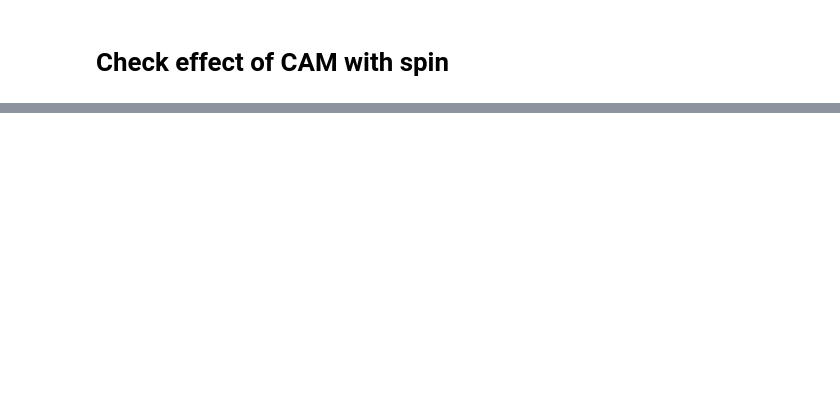
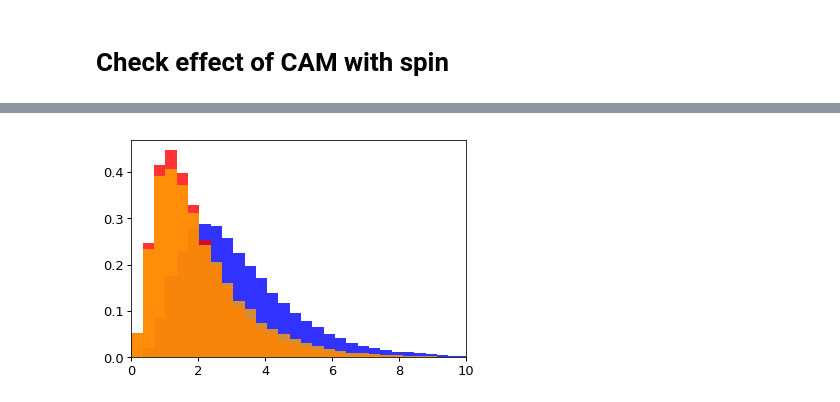
Before and after one commit to aphearin/galsize_models, a Jupyter notebook: notebooks/check_one_points_and_chi2.ipynb, the cells around one changed output, grey strips where cells are left out. Drawn from its saved outputs; the diff is of its cells as text; code cells hidden in the pictures; blank space fills up the shorter version.

```diff
--- a/notebooks/check_one_points_and_chi2.ipynb
+++ b/notebooks/check_one_points_and_chi2.ipynb
@@ -212,0 +218,22 @@ __=ax.plot(rp_mids, fracdiff_cam, label='max spin correlation')
+# %%
+mask = (mock['obs_sm'] > 10**10) & (mock['obs_sm'] < 10**10.2)
+sample = mock[mask]
+logsm_sample = np.log10(np.median(sample['obs_sm']))
+
+cenmask = sample['upid'] == -1
+cens = sample[cenmask]
+sats = sample[~cenmask]
+
+fig, ax = plt.subplots(1, 1)
+
+bins = np.linspace(0, 25, 75)
+__=ax.hist(cens['r50_magr_kpc_meert15'], bins=bins, normed=True,
+           alpha=0.8, color='blue')
+__=ax.hist(sats['r50_magr_kpc_meert15'], bins=bins, normed=True,
+           alpha=0.8, color='red')
+__=ax.hist(sats['r50_magr_kpc_meert15_cam'], bins=bins, normed=True,
+           alpha=0.8, color='orange')
+
+xlim = ax.set_xlim(0, 10)
+# %% [output]
+[figure, added]
```
Also changed, not shown: parts of 15 cells of this notebook.
